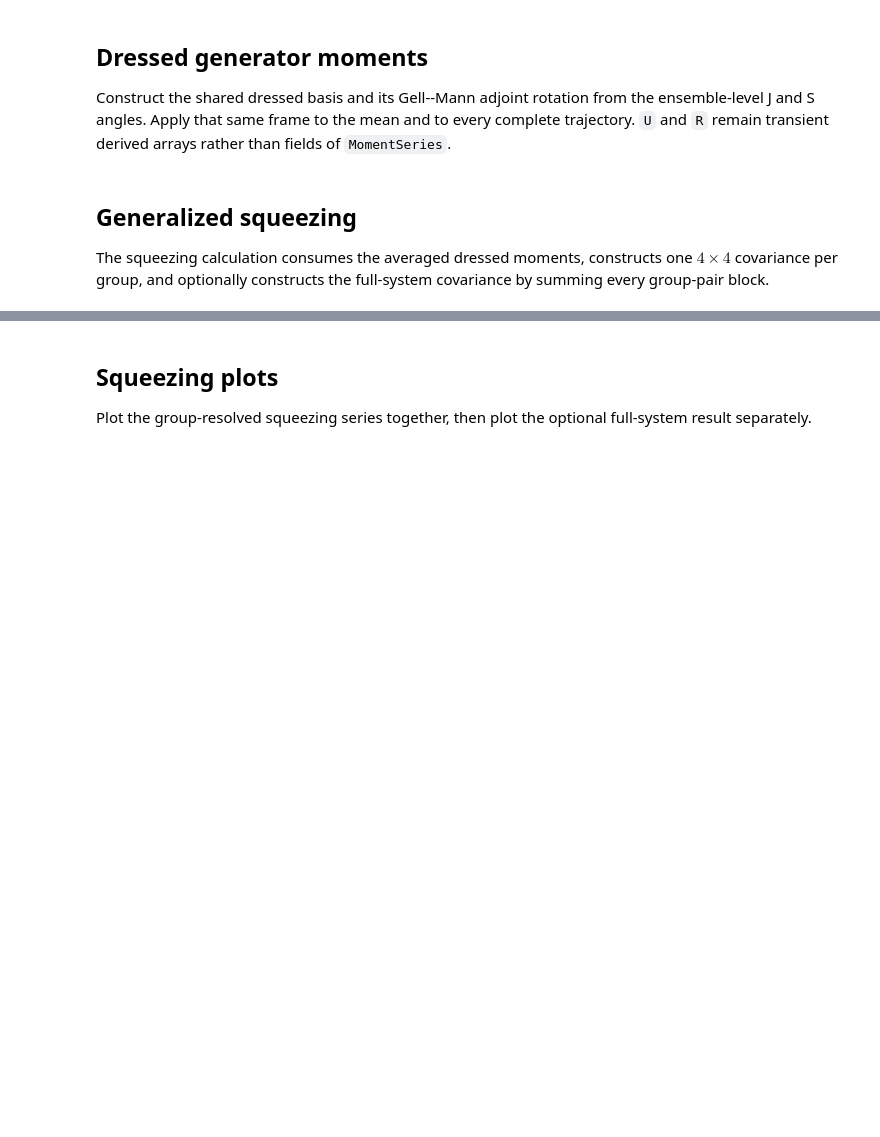
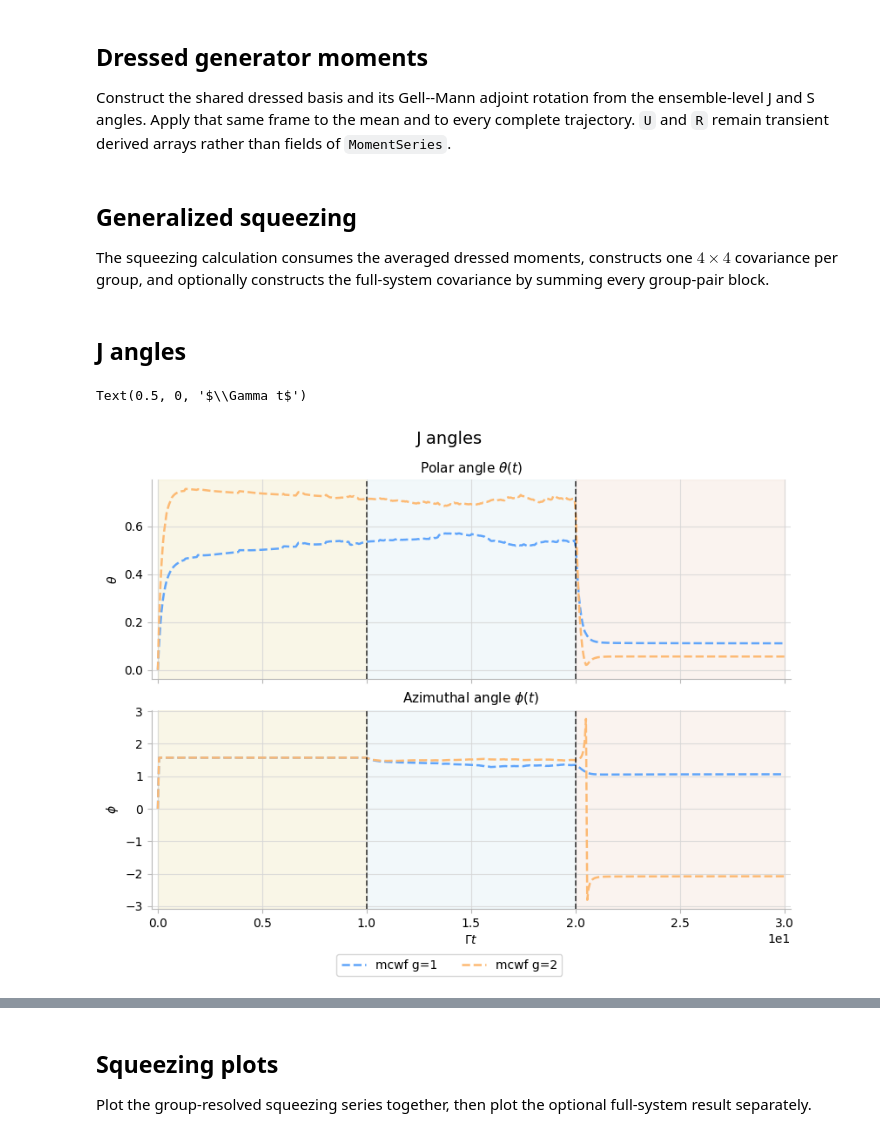
Before and after one commit to AsharKamal98/cavity-OAT, a Jupyter notebook: notebooks/moment_saving.ipynb, the cells around one changed output, grey strips where cells are left out. Saved outputs shown, nothing was run; the diff lists cells and outputs as text; code cells hidden in the pictures; blank space fills up the shorter version.

```diff
--- a/notebooks/moment_saving.ipynb
+++ b/notebooks/moment_saving.ipynb
@@ -162,3 +172,25 @@ mcwf_moments.squeezing = compute_squeezing(
     metadata=mcwf_moments.metadata,
     include_full_system=False,
 )
+# %% [markdown]
+## J angles
+# %%
+j_angle_fig, j_angle_axes = plot_bloch_angles(
+    mcwf_moments.J.t,
+    mcwf_moments.J.theta,
+    mcwf_moments.J.phi,
+    labels=[
+        f"mcwf g={group_index + 1}"
+        for group_index in range(len(mcwf_moments.J.x))
+    ],
+    phase_protocol=mcwf_moments.metadata.phase_protocol,
+    colour_family_index=None,
+    shade_index=1,
+    linestyle="--",
+    title="J angles",
+)
+j_angle_fig.supxlabel("")
+j_angle_axes[-1].set_xlabel(r"$\Gamma t$")
+# %% [output]
+Text(0.5, 0, '$\\Gamma t$')
+[figure, added]
```
Also changed, not shown: parts of 7 cells of this notebook, 46 other files.
